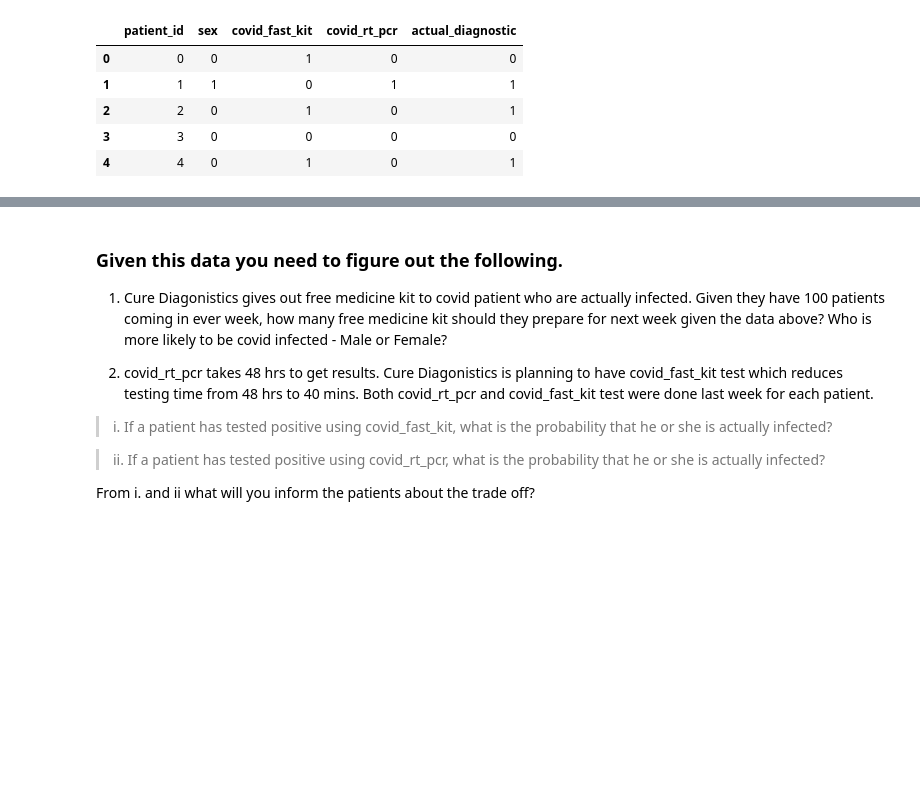
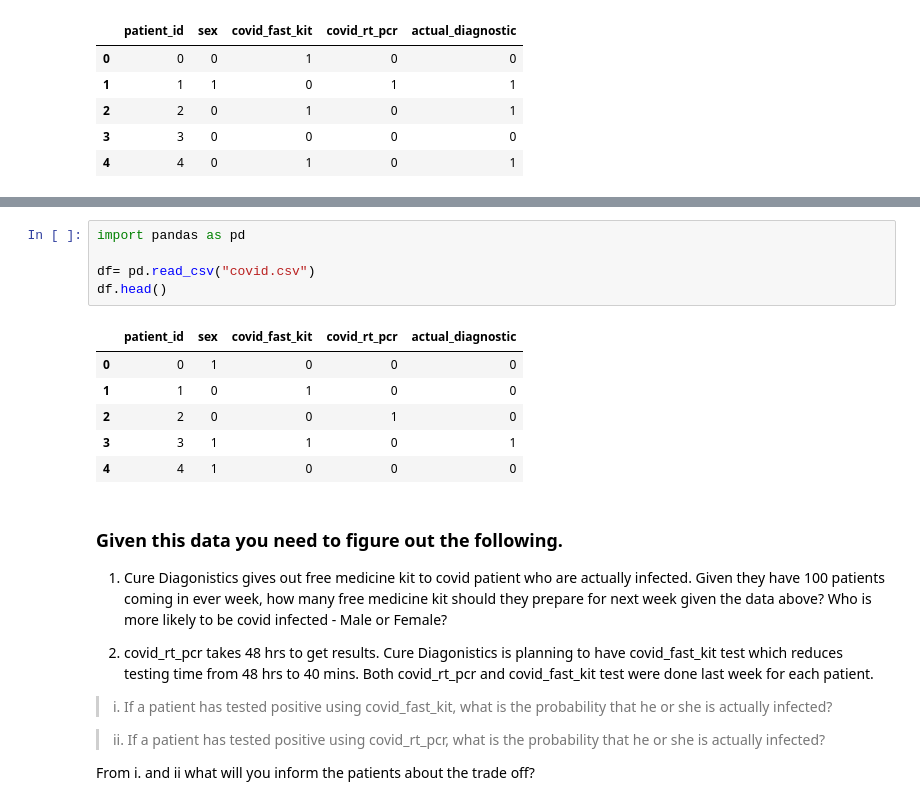
Before and after one commit to hhsharma5/notebookTrials, a Jupyter notebook: Copy_of_Essentials_of_Probability_Assignment.ipynb, the cells around one changed output, grey strips where cells are left out. Cells and saved outputs as stored; diff of their text form; blank space fills up the shorter version.

```diff
--- a/Copy_of_Essentials_of_Probability_Assignment.ipynb
+++ b/Copy_of_Essentials_of_Probability_Assignment.ipynb
@@ -151,3 +182,15 @@ df.head()
+# %%
+import pandas as pd
+
+df= pd.read_csv("covid.csv")
+df.head()
+# %% [output]
+|  | patient_id | sex | covid_fast_kit | covid_rt_pcr | actual_diagnostic |
+| 0 | 0 | 1 | 0 | 0 | 0 |
+| 1 | 1 | 0 | 1 | 0 | 0 |
+| 2 | 2 | 0 | 0 | 1 | 0 |
+| 3 | 3 | 1 | 1 | 0 | 1 |
+| 4 | 4 | 1 | 0 | 0 | 0 |
 # %% [markdown]
 ##
 ### Given this data you need to figure out the following.
```
Also changed, not shown: parts of 5 cells of this notebook.
